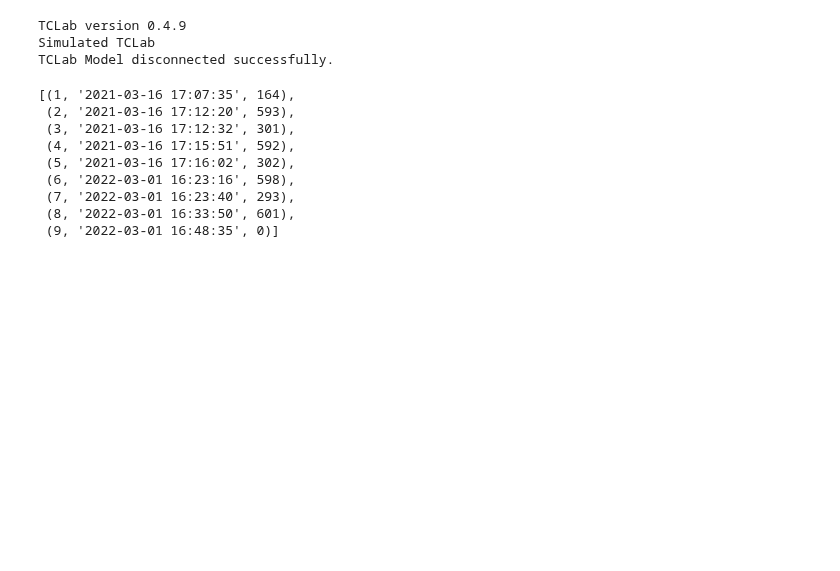
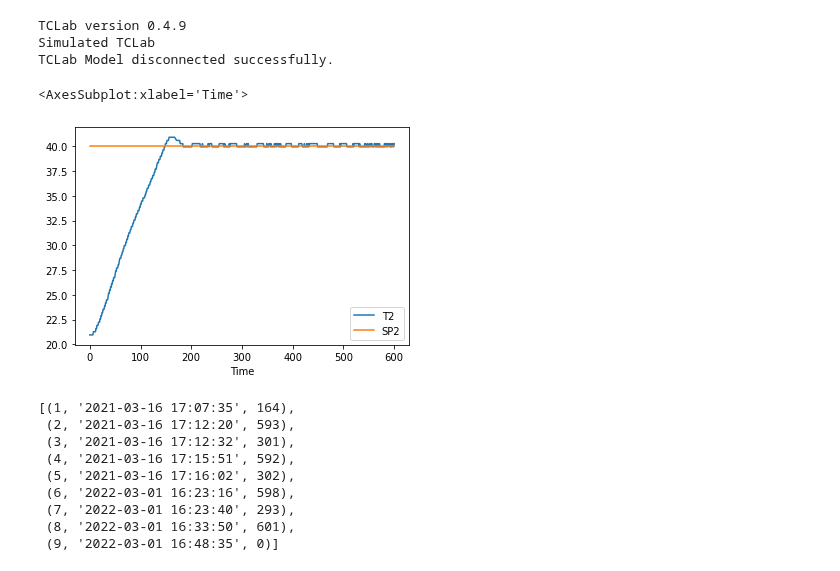
Before and after one commit to jckantor/cbe30338-book, a Jupyter notebook: _build/jupyter_execute/notebooks/04.02-Process-Historians.ipynb, the cells around one changed output. Drawn from its saved outputs; the diff is of its cells as text; code cells hidden in the pictures; blank space fills up the shorter version.

```diff
--- a/_build/jupyter_execute/notebooks/04.02-Process-Historians.ipynb
+++ b/_build/jupyter_execute/notebooks/04.02-Process-Historians.ipynb
@@ -212,6 +212,15 @@ with TCLab() as lab:
 TCLab version 0.4.9
 Simulated TCLab
 TCLab Model disconnected successfully.
+# %%
+h.get_sessions()
+h.load_session(6)
+h.columns
+df = pd.DataFrame(h.log, columns=h.columns)
+df.plot(x="Time", y=["T2", "SP2"])
+# %% [output]
+<AxesSubplot:xlabel='Time'>
+[figure, added]
 # %%
 from tclab import Historian
 h = Historian([], dbfile="data/tclab_historian.db")
```
Also changed, not shown: 48 other files.
